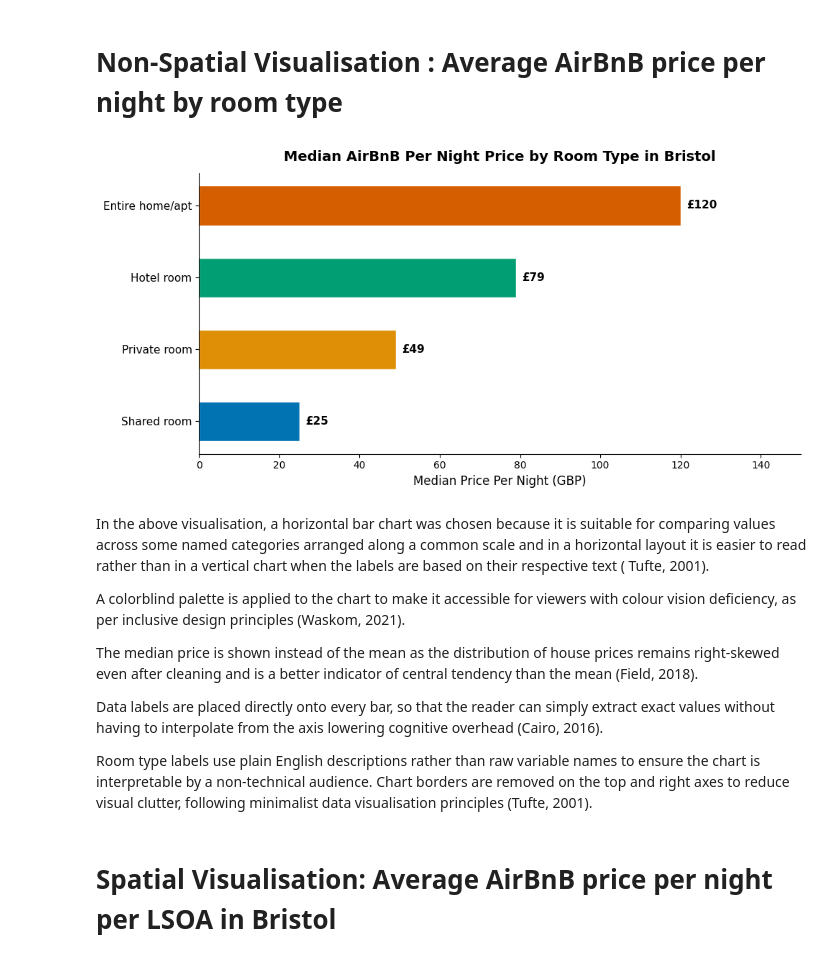
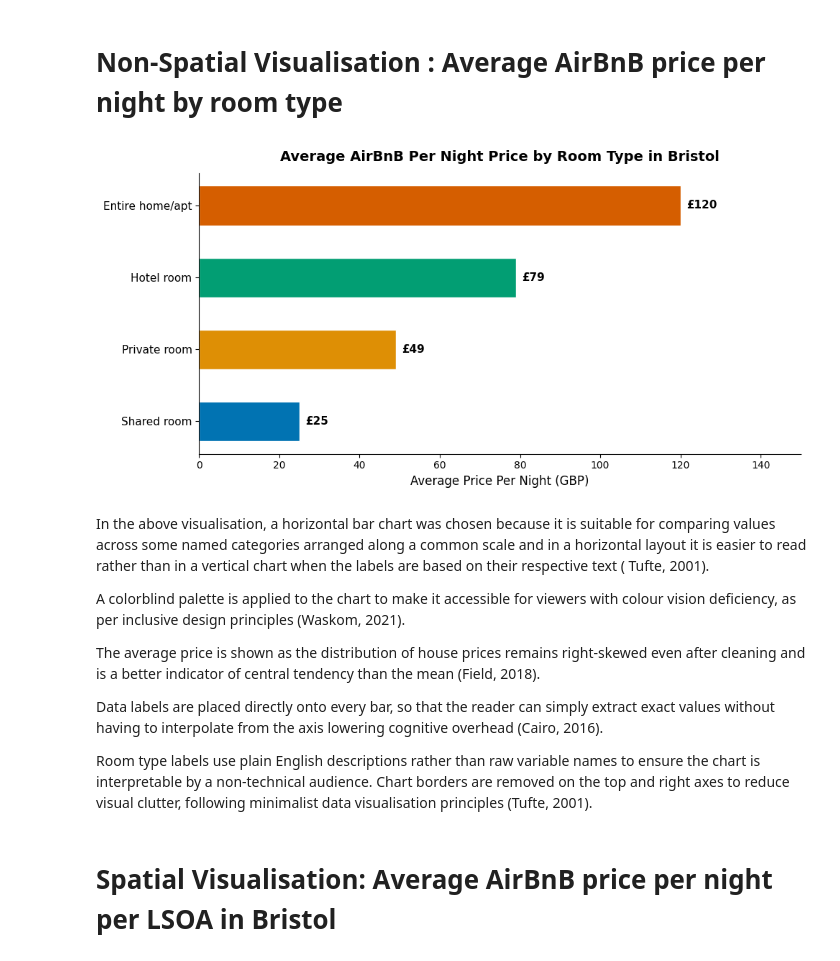
Before and after one commit to deeptanghosh02/GEOG5990M_Deeptanshu-Ghosh, a Jupyter notebook: GEOG5990M_Final_Project_resit.ipynb, the cells around one changed output. Cells and saved outputs as stored; diff of their text form; code cells hidden in the pictures.

```diff
--- a/GEOG5990M_Final_Project_resit.ipynb
+++ b/GEOG5990M_Final_Project_resit.ipynb
@@ -377,42 +377,42 @@ bars = ax.barh(
     room_price['room_type_y'],
     room_price['price'],
     color=palette,
     edgecolor='white',
     height=0.55
 )
 
 # Adding data labels on each bar
 for bar in bars:
     width = bar.get_width()
     ax.text(
         width + 1.5,
         bar.get_y() + bar.get_height() / 2,
         f'£{width:.0f}',
         va='center', ha='left',
         fontsize=11, fontweight='bold'
     )
 
-ax.set_xlabel('Median Price Per Night (GBP)', fontsize=12)
+ax.set_xlabel('Average Price Per Night (GBP)', fontsize=12)
 ax.set_title(
-    'Median AirBnB Per Night Price by Room Type in Bristol',
+    'Average AirBnB Per Night Price by Room Type in Bristol',
     fontsize=14, fontweight='bold', pad=12
 )
 ax.set_xlim(0, room_price['price'].max() + 30)
 ax.spines['top'].set_visible(False)
 ax.spines['right'].set_visible(False)
 ax.tick_params(axis='y', labelsize=11)
 
 plt.tight_layout()
 plt.savefig('vis1_price_by_roomtype.png', dpi=150, bbox_inches='tight')
 plt.show()
 # %% [output]
-[figure, old version]
+[figure, new version]
 # %% [markdown]
 In the above visualisation, a horizontal bar chart was chosen because it is suitable for comparing values across some named categories arranged along a common scale and in a horizontal layout it is easier to read rather than in a vertical chart when the labels are based on their respective text ( Tufte, 2001).
 
 A colorblind palette is applied to the chart to make it accessible for viewers with colour vision deficiency, as per inclusive design principles (Waskom, 2021).
 
-The median price is shown instead of the mean as the distribution of house prices remains right-skewed even after cleaning and is a better indicator of central tendency than the mean (Field, 2018).
+The average price is shown as the distribution of house prices remains right-skewed even after cleaning and is a better indicator of central tendency than the mean (Field, 2018).
 
 Data labels are placed directly onto every bar, so that the reader can simply extract exact values without having to interpolate from the axis lowering  cognitive overhead (Cairo, 2016).
 
```
Also changed, not shown: parts of 2 cells of this notebook.
